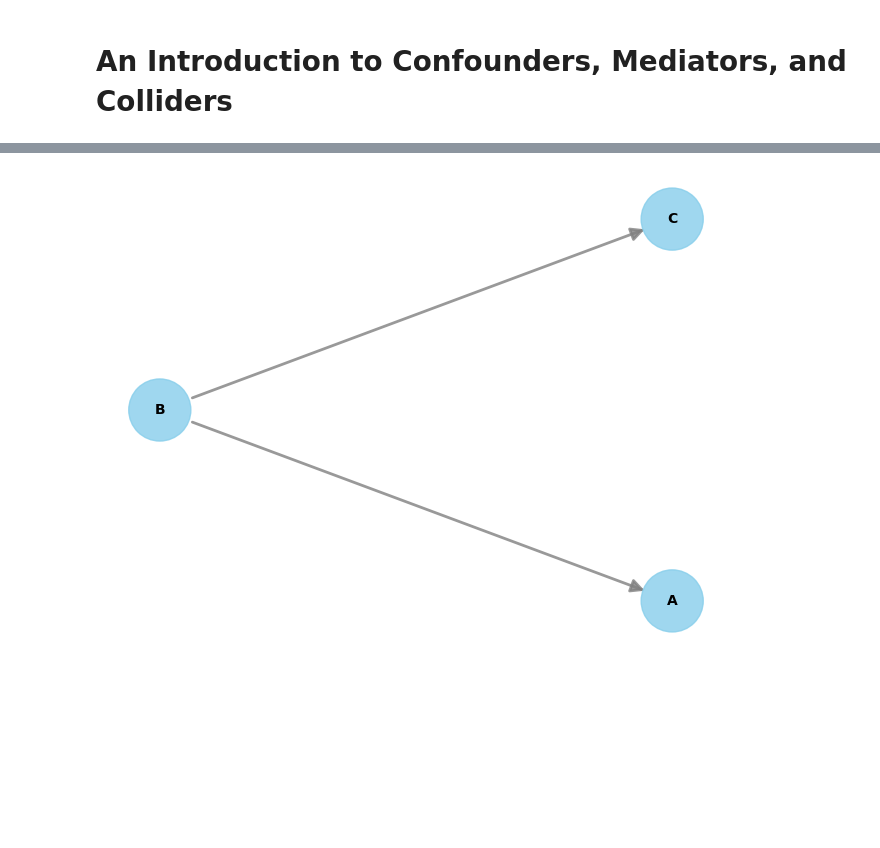
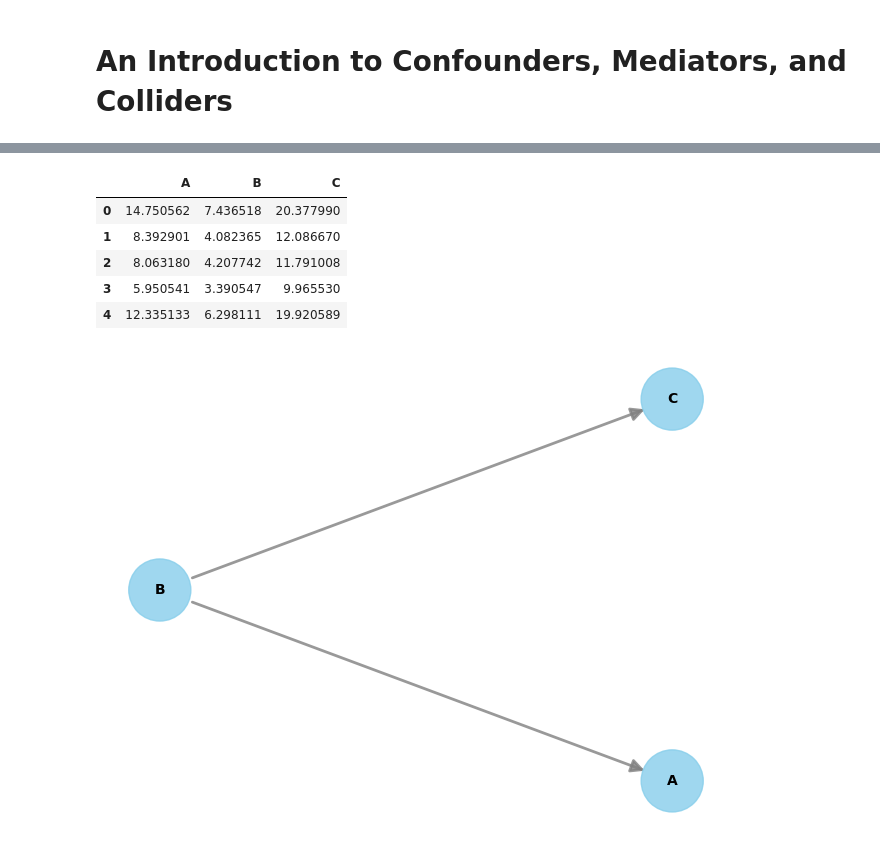
Before and after one commit to woolstej/causal_modeling, a Jupyter notebook: WFH_Causal_Example.ipynb, the cells around one changed output, grey strips where cells are left out. Drawn from its saved outputs; the diff is of its cells as text; code cells hidden in the pictures; blank space fills up the shorter version.

```diff
--- a/WFH_Causal_Example.ipynb
+++ b/WFH_Causal_Example.ipynb
@@ -44,6 +46,15 @@ a = 2*b + np.random.normal(loc=0, scale = 1, size = n_samples) # a is a function
 c = 3*b + np.random.normal(loc=0, scale = 1, size = n_samples) # c is a function of b plus random noise
 
 df = pd.DataFrame({'A':a, 'B':b, 'C':c})
+# %%
+df.head()
+# %% [output]
+|  | A | B | C |
+| 0 | 14.750562 | 7.436518 | 20.377990 |
+| 1 | 8.392901 | 4.082365 | 12.086670 |
+| 2 | 8.063180 | 4.207742 | 11.791008 |
+| 3 | 5.950541 | 3.390547 | 9.965530 |
+| 4 | 12.335133 | 6.298111 | 19.920589 |
 # %%
 # Graph it
 # create the DAG
```
Also changed, not shown: parts of 1 cell of this notebook, 5 other files.
